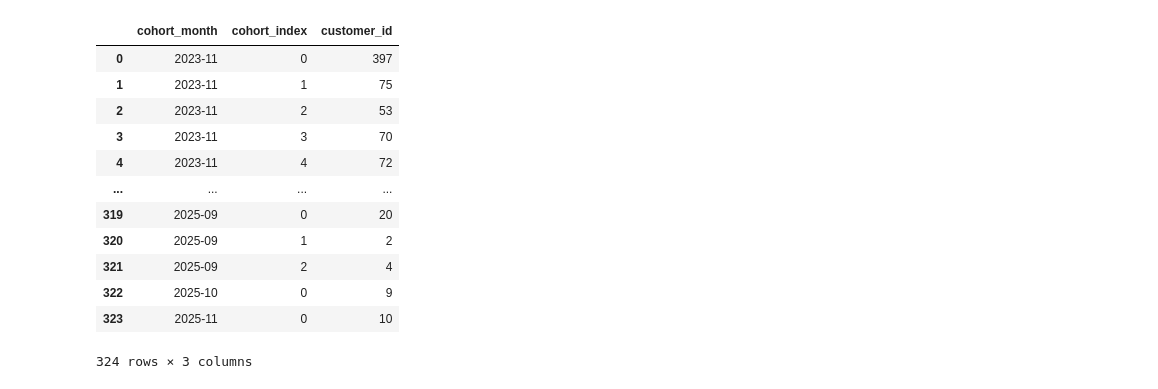
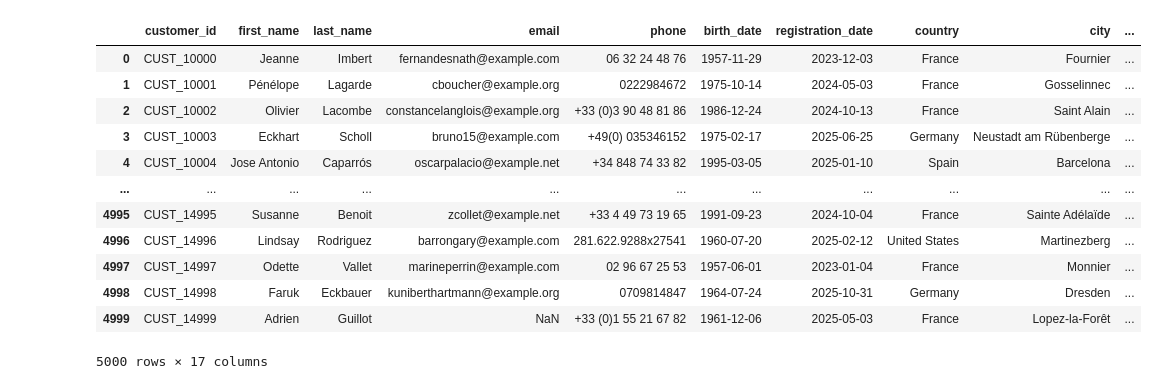
Before and after one commit to Hassan-essoufi/E-commerce_data_analytics_with_PowerBi, a Jupyter notebook: file.ipynb, the cells around one changed output. Drawn from its saved outputs; the diff is of its cells as text; code cells hidden in the pictures.

```diff
--- a/file.ipynb
+++ b/file.ipynb
@@ -1200,48 +0,0 @@ Name: order_month, Length: 20000, dtype: period[M]
-# %%
-df = pd.read_csv('data/raw/orders.csv').copy()
-
-# Date conversion
-df['order_date'] = pd.to_datetime(df['order_date'])
-
-# Year-month orders
-df['order_month'] = df['order_date'].dt.to_period('M')
-
-# 1st command per client
-cohort = df.groupby('customer_id')['order_month'].min().reset_index()
-cohort.columns = ['customer_id', 'cohort_month']
-
-df = df.merge(cohort, on='customer_id', how='left')
-
-# cohort index
-df['cohort_index'] = (
-(df['order_month'].dt.year - df['cohort_month'].dt.year) * 12 +
-(df['order_month'].dt.month - df['cohort_month'].dt.month)
-)
-
-#
-cohort_counts = df.groupby(['cohort_month', 'cohort_index'])['customer_id'].nunique().reset_index()
-
-# cohort Matrix
-cohort_matrix = cohort_counts.pivot_table(
-index='cohort_month',
-columns='cohort_index',
-values='customer_id'
-)
-
-# Retention ratio (%)
-retention = (cohort_matrix.divide(cohort_matrix.iloc[:, 0], axis=0)*100).round(3)
-cohort_counts
-# %% [output]
-|  | cohort_month | cohort_index | customer_id |
-| 0 | 2023-11 | 0 | 397 |
-| 1 | 2023-11 | 1 | 75 |
-| 2 | 2023-11 | 2 | 53 |
-| 3 | 2023-11 | 3 | 70 |
-| 4 | 2023-11 | 4 | 72 |
-| ... | ... | ... | ... |
-| 319 | 2025-09 | 0 | 20 |
-| 320 | 2025-09 | 1 | 2 |
-| 321 | 2025-09 | 2 | 4 |
-| 322 | 2025-10 | 0 | 9 |
-| 323 | 2025-11 | 0 | 10 |
-324 rows × 3 columns
@@ -1247,0 +4,3 @@ cohort_counts
+# %%
+df_customers = pd.read_csv('data/raw/customers.csv')
+df_orders =  pd.read_csv('data/raw/orders.csv')
@@ -1247,0 +51,16 @@ cohort_counts
+# %%
+customer_lifetime_value_analysis(df_customers, df_orders)
+# %% [output]
+|  | customer_id | first_name | last_name | email | phone | birth_date | registration_date | country | city | ... |
+| 0 | CUST_10000 | Jeanne | Imbert | fernandesnath@example.com | 06 32 24 48 76 | 1957-11-29 | 2023-12-03 | France | Fournier | ... |
+| 1 | CUST_10001 | Pénélope | Lagarde | cboucher@example.org | 0222984672 | 1975-10-14 | 2024-05-03 | France | Gosselinnec | ... |
+| 2 | CUST_10002 | Olivier | Lacombe | constancelanglois@example.org | +33 (0)3 90 48 81 86 | 1986-12-24 | 2024-10-13 | France | Saint Alain | ... |
+| 3 | CUST_10003 | Eckhart | Scholl | bruno15@example.com | +49(0) 035346152 | 1975-02-17 | 2025-06-25 | Germany | Neustadt am Rübenberge | ... |
+| 4 | CUST_10004 | Jose Antonio | Caparrós | oscarpalacio@example.net | +34 848 74 33 82 | 1995-03-05 | 2025-01-10 | Spain | Barcelona | ... |
+| ... | ... | ... | ... | ... | ... | ... | ... | ... | ... | ... |
+| 4995 | CUST_14995 | Susanne | Benoit | zcollet@example.net | +33 4 49 73 19 65 | 1991-09-23 | 2024-10-04 | France | Sainte Adélaïde | ... |
+| 4996 | CUST_14996 | Lindsay | Rodriguez | barrongary@example.com | 281.622.9288x27541 | 1960-07-20 | 2025-02-12 | United States | Martinezberg | ... |
+| 4997 | CUST_14997 | Odette | Vallet | marineperrin@example.com | 02 96 67 25 53 | 1957-06-01 | 2023-01-04 | France | Monnier | ... |
+| 4998 | CUST_14998 | Faruk | Eckbauer | kuniberthartmann@example.org | 0709814847 | 1964-07-24 | 2025-10-31 | Germany | Dresden | ... |
+| 4999 | CUST_14999 | Adrien | Guillot | NaN | +33 (0)1 55 21 67 82 | 1961-12-06 | 2025-05-03 | France | Lopez-la-Forêt | ... |
+5000 rows × 17 columns
```
Also changed, not shown: parts of 78 cells of this notebook, 2 other files.
